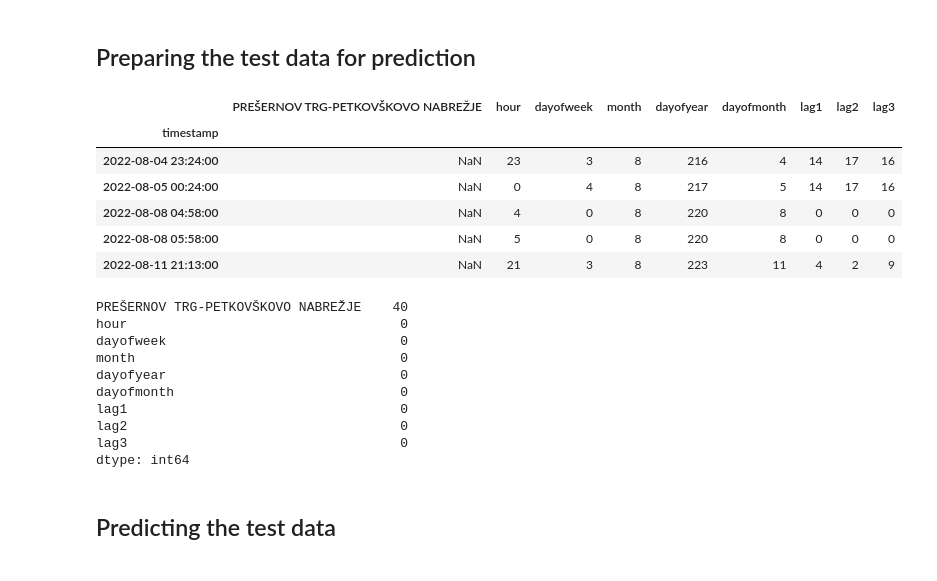
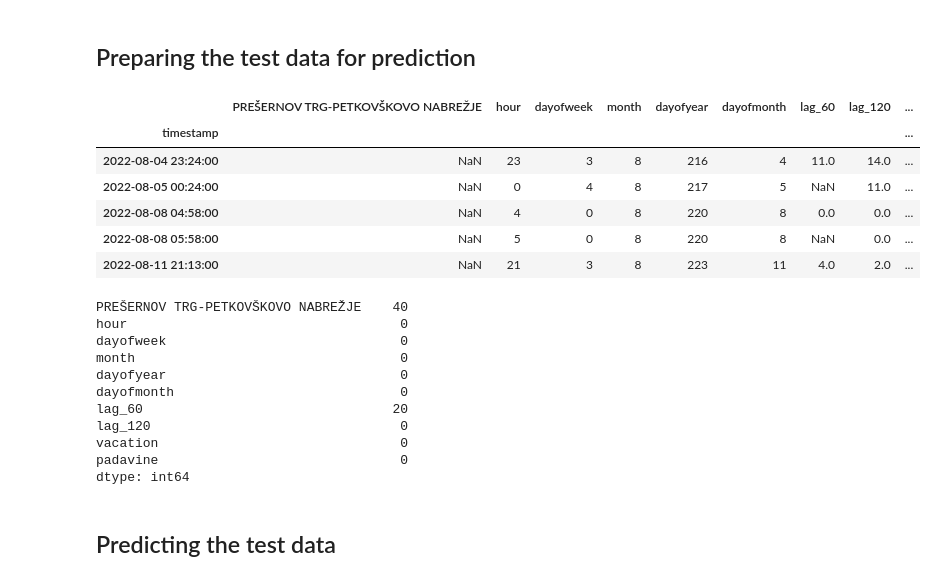
Before and after one commit to ZanMervic/bicikelj_machine_learning_project, a Jupyter notebook: bicikelj_LSTM.ipynb, the cells around one changed output. Cells and saved outputs as stored; diff of their text form; code cells hidden in the pictures.

```diff
--- a/bicikelj_LSTM.ipynb
+++ b/bicikelj_LSTM.ipynb
@@ -264,0 +194,21 @@ Average Score: 1.7000
+# %%
+weather = pd.read_csv("data/extra/padavine_polurno.csv")
+weather = weather.drop(columns=["station_id", "station_name"])
+weather["datum"] = pd.to_datetime(weather["datum"])
+weather = weather.set_index("datum")
+weather.info()
+
+def add_weather(df, weather):
+    df = df.copy()
+    weather = weather.copy()
+    # Add weather features by matrhing the Date, Hour of the day and the station
+    return pd.merge_asof(
+        df,
+        weather,
+        left_index=True,
+        right_index=True,
+        direction="nearest",
+    )
+
+df_list = [add_weather(station, weather) for station in df_list]
+display(df_list[0].tail())
@@ -265,18 +239,18 @@ Average Score: 1.7000
 # %% [markdown]
 ## Training the model on the whole dataset (One for each station)
 # %%
+def train_models(df_list):
+    models = []
+    for station in df_list:
 
+        # Drop all rows with NaN values
+        station = station.dropna()
 
-
-models = []
-for station in df_list:
-        FEATURES = ['hour', 'dayofweek', 'month', 'dayofyear', 'dayofmonth',
-                        'lag1','lag2','lag3']
+        FEATURES = station.columns[1:]
         TARGET = station.columns[0]
 
-        station = station.dropna()
-        X_all = np.asarray(station[FEATURES].to_numpy()).astype('int32')
-        y_all = np.asarray(station[TARGET].to_numpy()).astype('int32')
+        X_all = station[FEATURES]
+        y_all = station[TARGET]
 
         #Build the LSTM model which will have 2 LSTM layers and 2 dense layers
         model = Sequential()
@@ -308,3 +282,4 @@ for station in df_list:
                 )
 
         models.append(model)
+    return models
@@ -329,50 +307,55 @@ Epoch 10/10
 # %% [markdown]
 ## Preparing the test data for prediction
 # %%
+# Reading and preparing the test data
 df_test = pd.read_csv("data/bicikelj_test.csv")
 df_test = df_test.set_index("timestamp")
 df_test.index = pd.to_datetime(df_test.index)
+df_test = df_test.sort_index()
 
 # Create a list of dataframes, one for each station for the test and train set
 df_train_list = [df[[station]] for station in df.columns]
 df_test_list = [df_test[[station]] for station in df_test.columns]
 
 # Add the "Test" column to the dataframes
 df_train_list = [station.assign(Test=False) for station in df_train_list]
 df_test_list = [station.assign(Test=True) for station in df_test_list]
 
 test_df_list = []
 for train, test in zip(df_train_list, df_test_list):
         # Concatenate the two dataframes
         train_n_test = pd.concat([train, test], axis=0)
         train_n_test = train_n_test.sort_index()
         # Add the lags and datetime features
         train_n_test = create_features(train_n_test)
         train_n_test = add_lags(train_n_test)
+        train_n_test = add_school_days(train_n_test)
+        train_n_test = add_weather(train_n_test, weather)
         # Select only the rows which are in the test set
         station_test = train_n_test[train_n_test["Test"] == True]
         # Drop the "Test" column
         station_test = station_test.drop("Test", axis=1)
         # Add the dataframe to the list
         test_df_list.append(station_test)
 
 display(test_df_list[0].head())
 display(test_df_list[0].isna().sum())
 # %% [output]
-|  | PREŠERNOV TRG-PETKOVŠKOVO NABREŽJE | hour | dayofweek | month | dayofyear | dayofmonth | lag1 | lag2 | lag3 |
-| timestamp |  |  |  |  |  |  |  |  |  |
-| 2022-08-04 23:24:00 | NaN | 23 | 3 | 8 | 216 | 4 | 14 | 17 | 16 |
-| 2022-08-05 00:24:00 | NaN | 0 | 4 | 8 | 217 | 5 | 14 | 17 | 16 |
-| 2022-08-08 04:58:00 | NaN | 4 | 0 | 8 | 220 | 8 | 0 | 0 | 0 |
-| 2022-08-08 05:58:00 | NaN | 5 | 0 | 8 | 220 | 8 | 0 | 0 | 0 |
-| 2022-08-11 21:13:00 | NaN | 21 | 3 | 8 | 223 | 11 | 4 | 2 | 9 |
+|  | PREŠERNOV TRG-PETKOVŠKOVO NABREŽJE | hour | dayofweek | month | dayofyear | dayofmonth | lag_60 | lag_120 | ... |
+| timestamp |  |  |  |  |  |  |  |  | ... |
+| 2022-08-04 23:24:00 | NaN | 23 | 3 | 8 | 216 | 4 | 11.0 | 14.0 | ... |
+| 2022-08-05 00:24:00 | NaN | 0 | 4 | 8 | 217 | 5 | NaN | 11.0 | ... |
+| 2022-08-08 04:58:00 | NaN | 4 | 0 | 8 | 220 | 8 | 0.0 | 0.0 | ... |
+| 2022-08-08 05:58:00 | NaN | 5 | 0 | 8 | 220 | 8 | NaN | 0.0 | ... |
+| 2022-08-11 21:13:00 | NaN | 21 | 3 | 8 | 223 | 11 | 4.0 | 2.0 | ... |
 PREŠERNOV TRG-PETKOVŠKOVO NABREŽJE    40
 hour                                   0
 dayofweek                              0
 month                                  0
 dayofyear                              0
 dayofmonth                             0
-lag1                                   0
-lag2                                   0
-lag3                                   0
+lag_60                                20
+lag_120                                0
+vacation                               0
+padavine                               0
 dtype: int64
```
Also changed, not shown: parts of 29 cells of this notebook, 1 other file.
